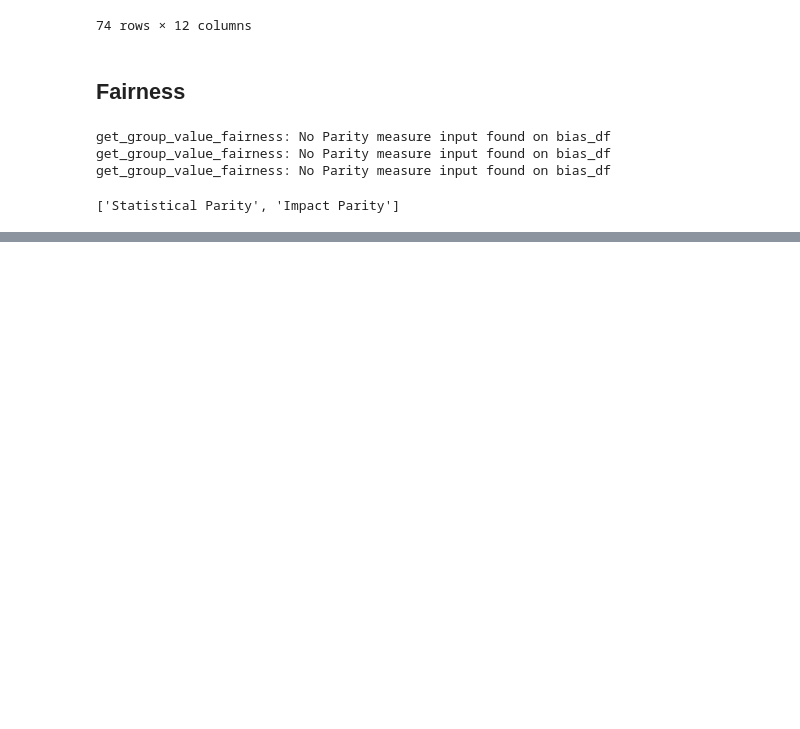
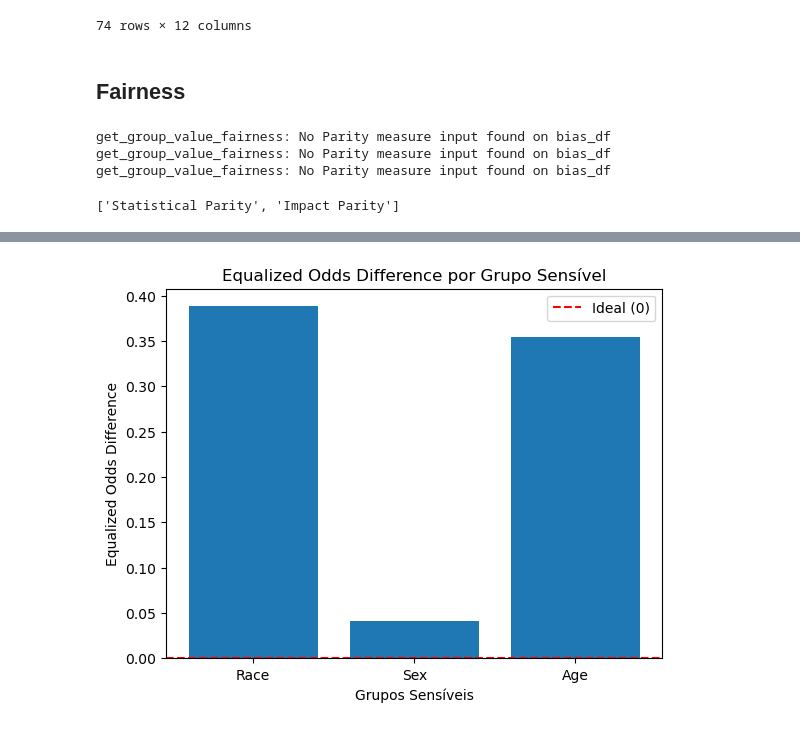
Before and after one commit to DanielCarneiro123/compas-machine-bias, a Jupyter notebook: aequitas.ipynb, the cells around one changed output, grey strips where cells are left out. Cells and saved outputs as stored; diff of their text form; code cells hidden in the pictures; blank space fills up the shorter version.

```diff
--- a/aequitas.ipynb
+++ b/aequitas.ipynb
@@ -207,0 +309,18 @@ get_group_value_fairness: No Parity measure input found on bias_df
+# %%
+eod_race = equalized_odds_difference(y_true=df['predicted_score'],
+                                     y_pred=df['score_factor'],
+                                     sensitive_features=df['race'])
+
+print(f'Equalized Odds Difference (Race): {eod_race}')
+
+eod_sex = equalized_odds_difference(y_true=df['predicted_score'],
+                                    y_pred=df['score_factor'],
+                                    sensitive_features=df['sex'])
+
+print(f'Equalized Odds Difference (Sex): {eod_sex}')
+
+eod_age = equalized_odds_difference(y_true=df['predicted_score'],
+                                    y_pred=df['score_factor'],
+                                    sensitive_features=df['age_cat'])
+
+print(f'Equalized Odds Difference (Age): {eod_age}')
@@ -207,0 +365,18 @@ get_group_value_fairness: No Parity measure input found on bias_df
+# %%
+eod_metrics = {
+    'Race': eod_race,
+    'Sex': eod_sex,
+    'Age': eod_age
+}
+
+import matplotlib.pyplot as plt
+
+plt.bar(eod_metrics.keys(), eod_metrics.values())
+plt.title('Equalized Odds Difference por Grupo Sensível')
+plt.ylabel('Equalized Odds Difference')
+plt.xlabel('Grupos Sensíveis')
+plt.axhline(0, color='red', linestyle='--', label='Ideal (0)')
+plt.legend()
+plt.show()
+# %% [output]
+[figure, added]
```
Also changed, not shown: parts of 17 cells of this notebook.
